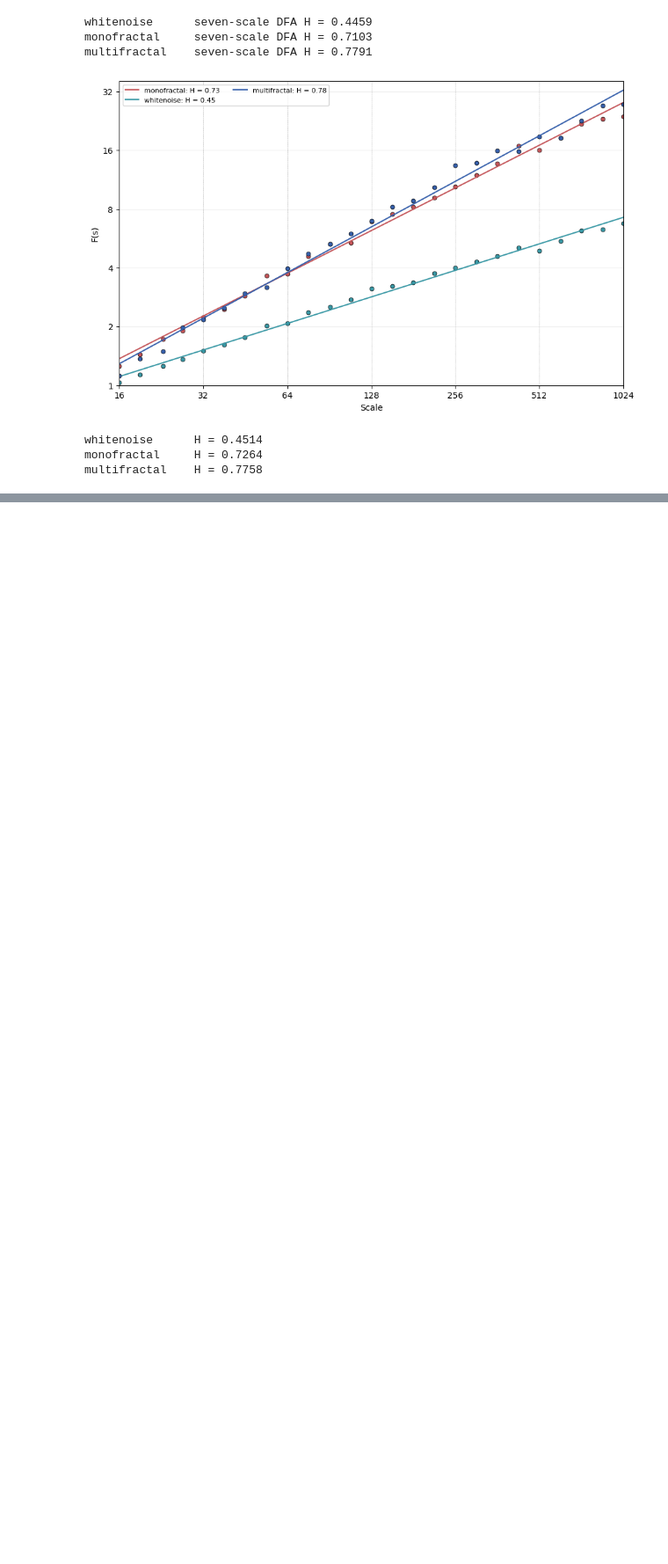
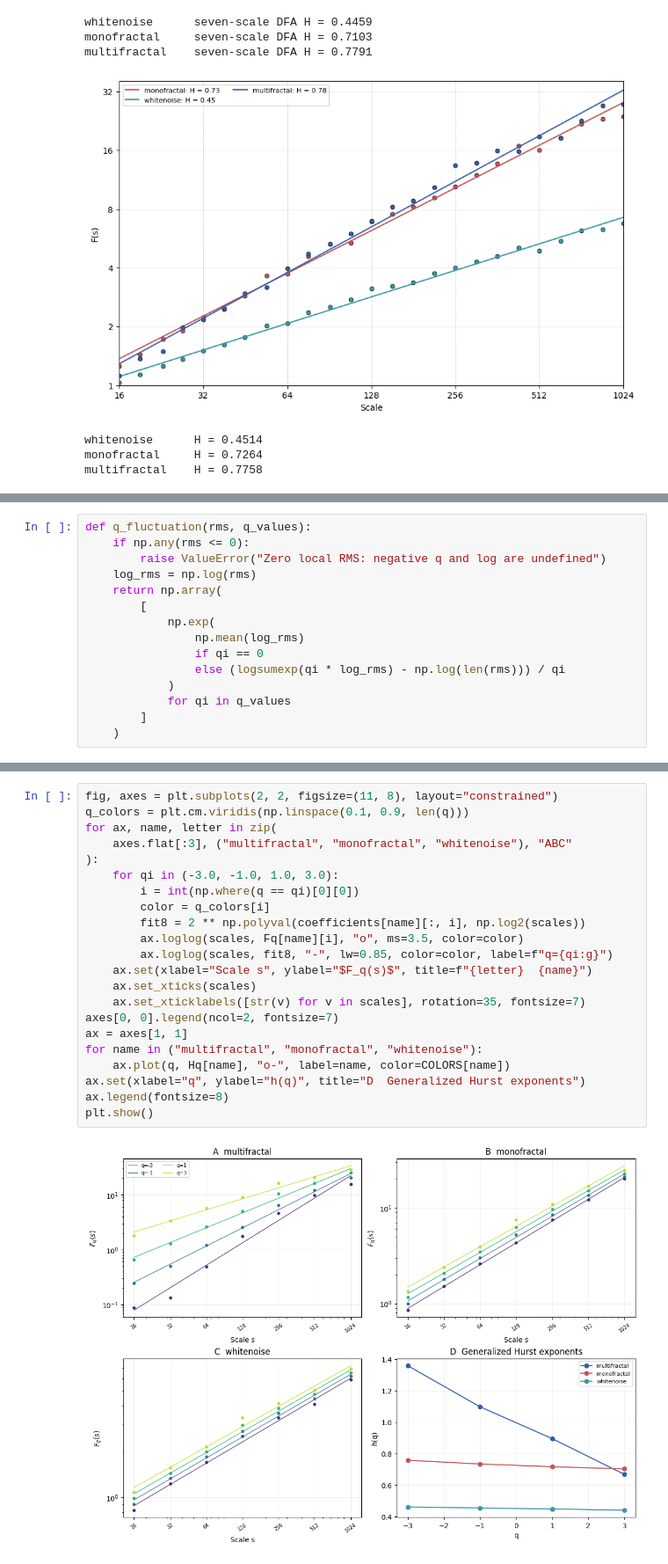
Before and after one commit to mrtkp9993/mfdfa-python, a Jupyter notebook: notebook.ipynb, the cells around one changed output, grey strips where cells are left out. Shown at 88% size. Saved outputs shown, nothing was run; the diff lists cells and outputs as text; blank space fills up the shorter version.

```diff
--- a/notebook.ipynb
+++ b/notebook.ipynb
@@ -259,0 +295,15 @@ multifractal    H = 0.7758
+# %%
+def q_fluctuation(rms, q_values):
+    if np.any(rms <= 0):
+        raise ValueError("Zero local RMS: negative q and log are undefined")
+    log_rms = np.log(rms)
+    return np.array(
+        [
+            np.exp(
+                np.mean(log_rms)
+                if qi == 0
+                else (logsumexp(qi * log_rms) - np.log(len(rms))) / qi
+            )
+            for qi in q_values
+        ]
+    )
@@ -259,0 +346,24 @@ multifractal    H = 0.7758
+# %%
+fig, axes = plt.subplots(2, 2, figsize=(11, 8), layout="constrained")
+q_colors = plt.cm.viridis(np.linspace(0.1, 0.9, len(q)))
+for ax, name, letter in zip(
+    axes.flat[:3], ("multifractal", "monofractal", "whitenoise"), "ABC"
+):
+    for qi in (-3.0, -1.0, 1.0, 3.0):
+        i = int(np.where(q == qi)[0][0])
+        color = q_colors[i]
+        fit8 = 2 ** np.polyval(coefficients[name][:, i], np.log2(scales))
+        ax.loglog(scales, Fq[name][i], "o", ms=3.5, color=color)
+        ax.loglog(scales, fit8, "-", lw=0.85, color=color, label=f"q={qi:g}")
+    ax.set(xlabel="Scale s", ylabel="$F_q(s)$", title=f"{letter}  {name}")
+    ax.set_xticks(scales)
+    ax.set_xticklabels([str(v) for v in scales], rotation=35, fontsize=7)
+axes[0, 0].legend(ncol=2, fontsize=7)
+ax = axes[1, 1]
+for name in ("multifractal", "monofractal", "whitenoise"):
+    ax.plot(q, Hq[name], "o-", label=name, color=COLORS[name])
+ax.set(xlabel="q", ylabel="h(q)", title="D  Generalized Hurst exponents")
+ax.legend(fontsize=8)
+plt.show()
+# %% [output]
+[figure, added]
```
Also changed, not shown: parts of 4 cells of this notebook.
